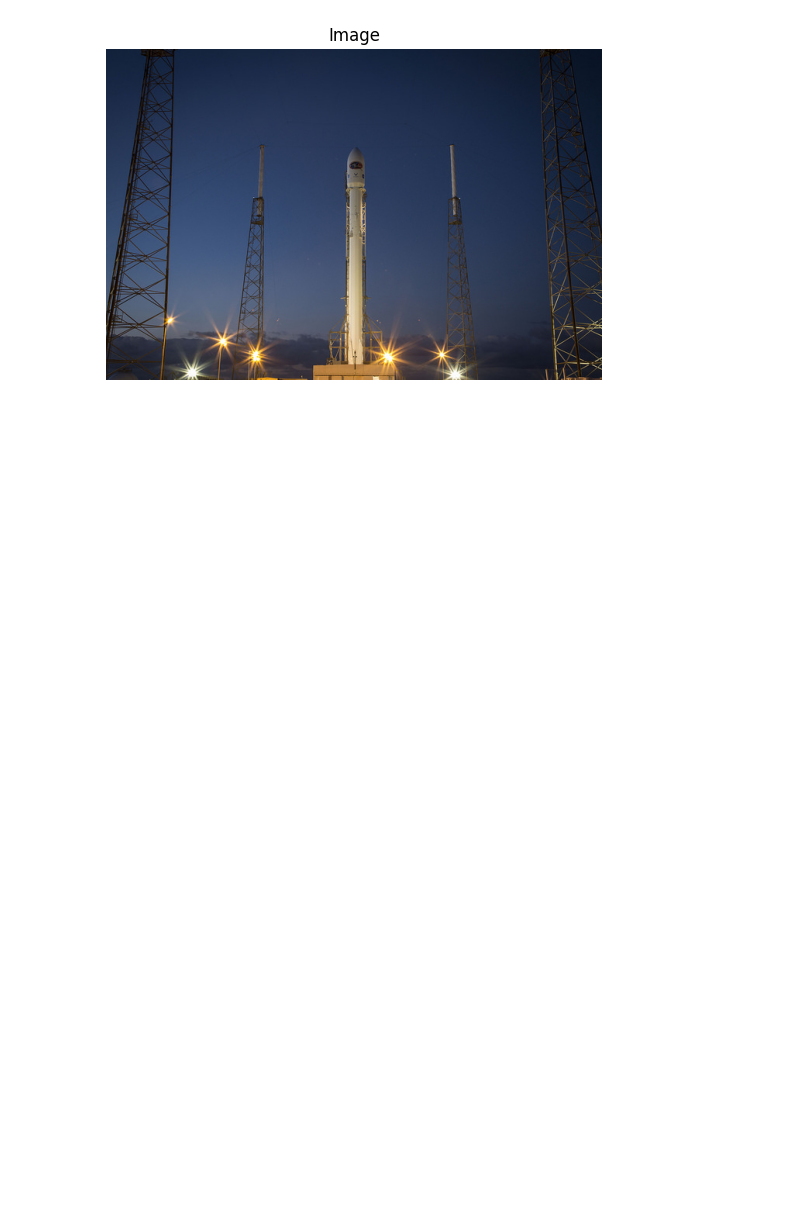
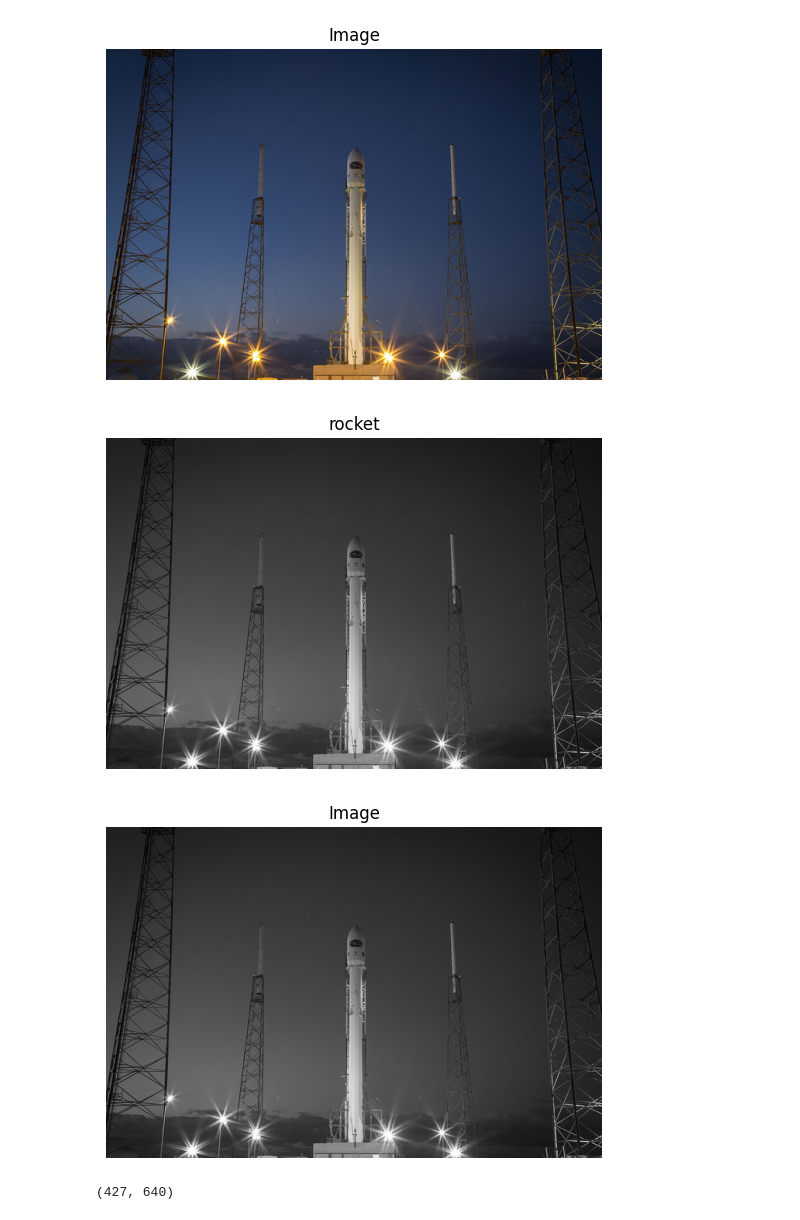
Before and after one commit to prabin-7/image_processing_python_v1, a Jupyter notebook: intro_1.ipynb, the cells around one changed output. Cells and saved outputs as stored; diff of their text form; code cells hidden in the pictures; blank space fills up the shorter version.

```diff
--- a/intro_1.ipynb
+++ b/intro_1.ipynb
@@ -6,9 +7,3 @@ from skimage import color, data
-# %%
-def show_image(image, title = 'Image', cmap_type = 'gray'):
-    plt.imshow(image, cmap = cmap_type)
-    plt.title(title)
-    plt.axis('off')
-    plt.show()
 # %%
 rocket_image = data.rocket()
 # %%
@@ -19,3 +14,15 @@ rocket_image = data.rocket()
 show_image(rocket_image)
 # %% [output]
 [figure]
+# %%
+gray_scale = color.rgb2gray(rocket_image)
+back = color.gray2rgb(gray_scale)
+show_image(back, title ='rocket')
+show_image(gray_scale)#SHOULD COMPLETELY OMIT THE CMAPT ARG FOR RGB IMAGE use it only for 2d images (b/w, grayscale,etc)
+# %% [output]
+[figure, added]
+[figure, added]
+# %%
+gray_scale.shape
+# %% [output]
+(427, 640)
```
Also changed, not shown: parts of 6 cells of this notebook, 2 other files.
